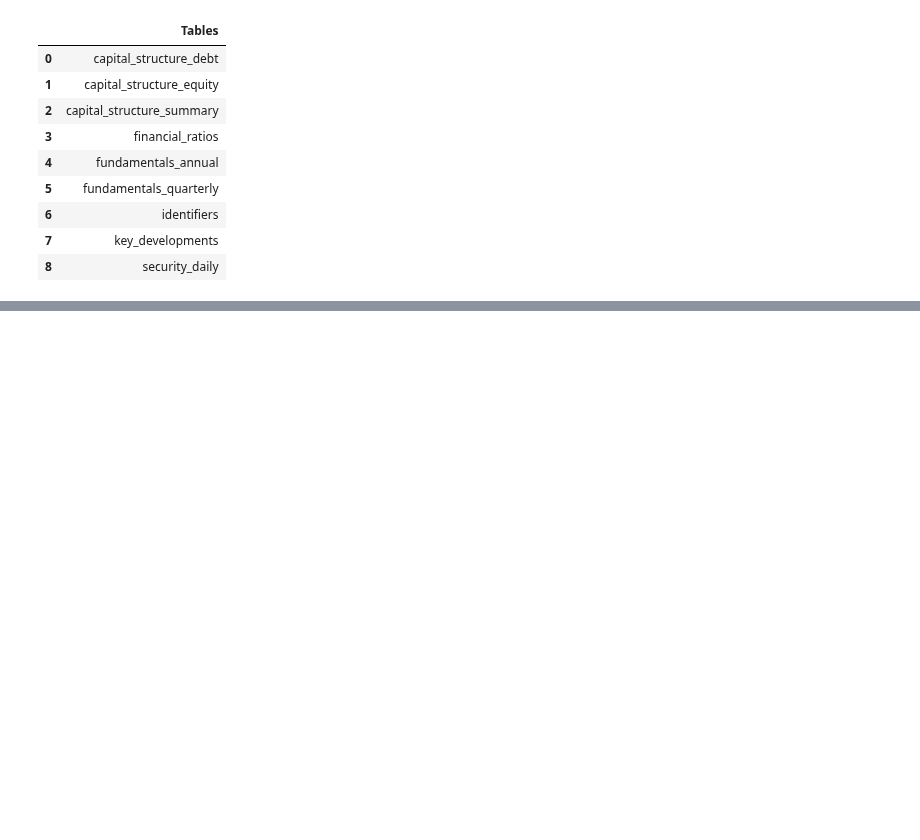
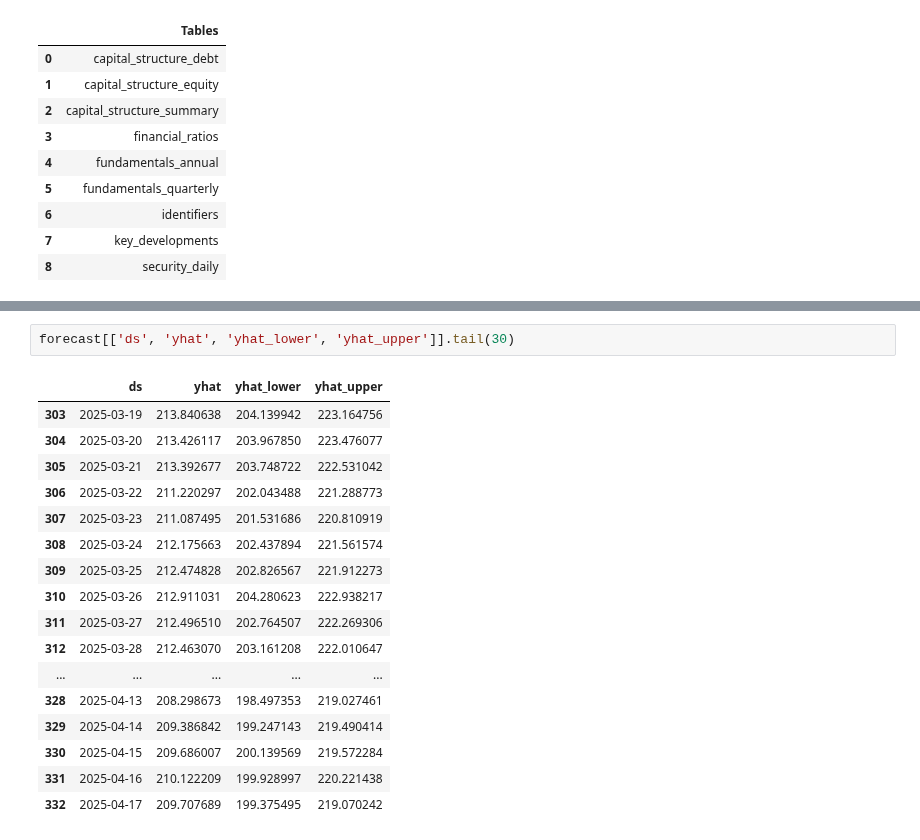
Before and after one commit to Chen-zexi/LangAlpha, a Jupyter notebook: notebooks/ts_forecast.ipynb, the cells around one changed output, grey strips where cells are left out. Saved outputs shown, nothing was run; the diff lists cells and outputs as text; blank space fills up the shorter version.

```diff
--- a/notebooks/ts_forecast.ipynb
+++ b/notebooks/ts_forecast.ipynb
@@ -54,0 +71,20 @@ db.read_table('security_daily')
+# %%
+forecast[['ds', 'yhat', 'yhat_lower', 'yhat_upper']].tail(30)
+# %% [output]
+|  | ds | yhat | yhat_lower | yhat_upper |
+| 303 | 2025-03-19 | 213.840638 | 204.139942 | 223.164756 |
+| 304 | 2025-03-20 | 213.426117 | 203.967850 | 223.476077 |
+| 305 | 2025-03-21 | 213.392677 | 203.748722 | 222.531042 |
+| 306 | 2025-03-22 | 211.220297 | 202.043488 | 221.288773 |
+| 307 | 2025-03-23 | 211.087495 | 201.531686 | 220.810919 |
+| 308 | 2025-03-24 | 212.175663 | 202.437894 | 221.561574 |
+| 309 | 2025-03-25 | 212.474828 | 202.826567 | 221.912273 |
+| 310 | 2025-03-26 | 212.911031 | 204.280623 | 222.938217 |
+| 311 | 2025-03-27 | 212.496510 | 202.764507 | 222.269306 |
+| 312 | 2025-03-28 | 212.463070 | 203.161208 | 222.010647 |
+| ... | ... | ... | ... | ... |
+| 328 | 2025-04-13 | 208.298673 | 198.497353 | 219.027461 |
+| 329 | 2025-04-14 | 209.386842 | 199.247143 | 219.490414 |
+| 330 | 2025-04-15 | 209.686007 | 200.139569 | 219.572284 |
+| 331 | 2025-04-16 | 210.122209 | 199.928997 | 220.221438 |
+| 332 | 2025-04-17 | 209.707689 | 199.375495 | 219.070242 |
```
Also changed, not shown: parts of 8 cells of this notebook.
